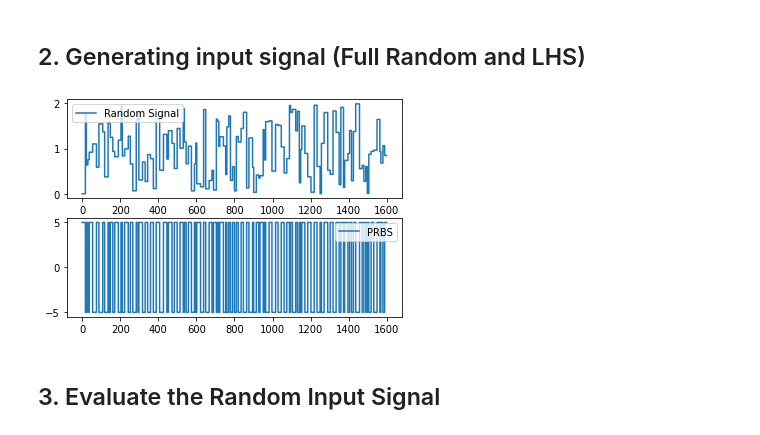
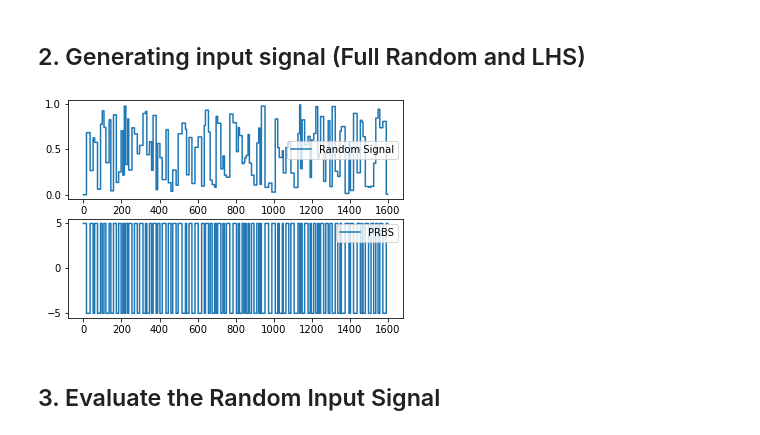
Before and after one commit to BYU-PRISM/Transformer_MPC, a Jupyter notebook: 02_Surrogate/FOPDT/SISO/00_Open_loop_data_generation_FOPDT.ipynb, the cells around one changed output. Drawn from its saved outputs; the diff is of its cells as text; code cells hidden in the pictures.

```diff
--- a/02_Surrogate/FOPDT/SISO/00_Open_loop_data_generation_FOPDT.ipynb
+++ b/02_Surrogate/FOPDT/SISO/00_Open_loop_data_generation_FOPDT.ipynb
@@ -82,7 +76,7 @@ nstep = 1600 # Choose training data length
 
 # random signal generation
 
-a_range = [0,2]
+a_range = [0,1]
 a = np.random.rand(nstep) * (a_range[1]-a_range[0]) + a_range[0] # range for amplitude
 a[0] = 0
 
@@ -101,34 +95,34 @@ i=0
 random_signal = np.zeros(nstep)
 while b[i]<np.size(random_signal):
     k = b[i]
     random_signal[k:] = a[i]
     i=i+1
 
 # PRBS
 a = np.zeros(nstep)
 j = 0
 while j < nstep:
     a[j] = 5
     a[j+1] = -5
     j = j+2
 
 i=0
 prbs = np.zeros(nstep)
 while b[i]<np.size(prbs):
     k = b[i]
     prbs[k:] = a[i]
     i=i+1
 
 plt.figure(0)
 plt.subplot(2,1,1)
 plt.plot(random_signal, drawstyle='steps',label='Random Signal')
 plt.legend()
 plt.subplot(2,1,2)
 plt.plot(prbs, drawstyle='steps', label='PRBS')
 plt.legend()
 plt.show()
 # %% [output]
-[figure, old version]
+[figure, new version]
 # %% [markdown]
 ## 3. Evaluate the Random Input Signal
 # %%
```
Also changed, not shown: parts of 4 cells of this notebook, 3 other files.
